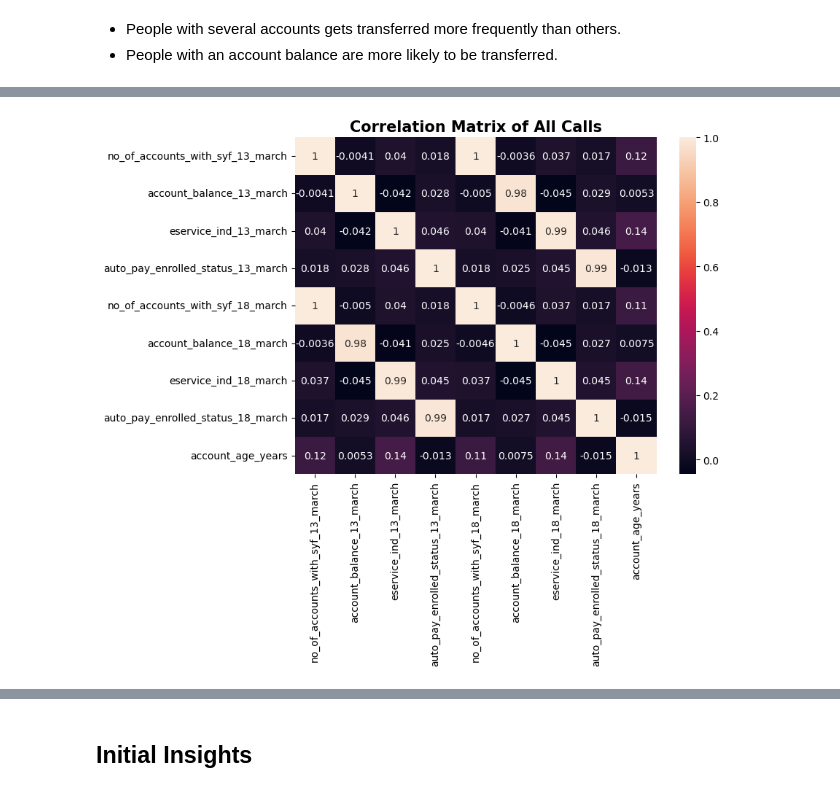
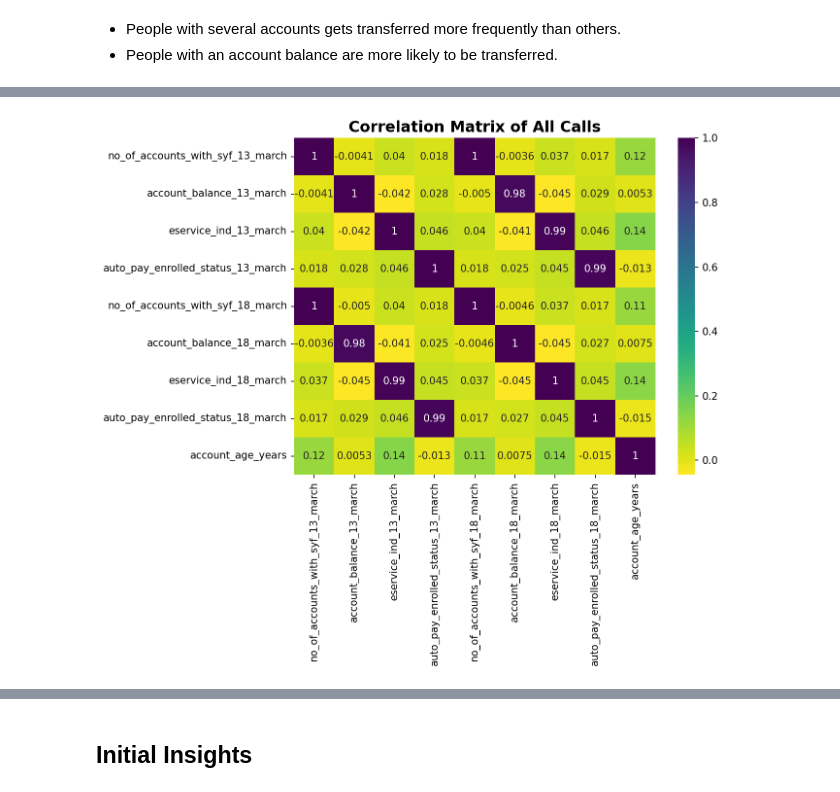
Before and after one commit to Johann-Cardenas/Datathon-2024, a Jupyter notebook: EDA.ipynb, the cells around one changed output, grey strips where cells are left out. Saved outputs shown, nothing was run; the diff lists cells and outputs as text; code cells hidden in the pictures.

```diff
--- a/EDA.ipynb
+++ b/EDA.ipynb
@@ -187,12 +195,12 @@ plt.show()
 # %%
 # Create a correlation matrix using the data df for all the variables that are numerical
 numerical_cols = ['no_of_accounts_with_syf_13_march', 'account_balance_13_march', 'eservice_ind_13_march', 'auto_pay_enrolled_status_13_march', 'no_of_accounts_with_syf_18_march', 'account_balance_18_march', 'eservice_ind_18_march', 'auto_pay_enrolled_status_18_march', 'account_age_years']
 numerical_correlations = data[numerical_cols].corr(method='spearman')
 
 # Help me visualize those numerical correlations
-plt.figure(figsize=(8, 6), dpi=100)
-sns.heatmap(numerical_correlations, annot=True)
+plt.figure(figsize=(8, 6), dpi=150)
+sns.heatmap(numerical_correlations, annot=True, cmap='viridis_r')
 plt.title('Correlation Matrix of All Calls', fontweight='bold', fontsize=15)
 plt.show()
 # %% [output]
-[figure, old version]
+[figure, new version]
```
Also changed, not shown: parts of 8 cells of this notebook.
